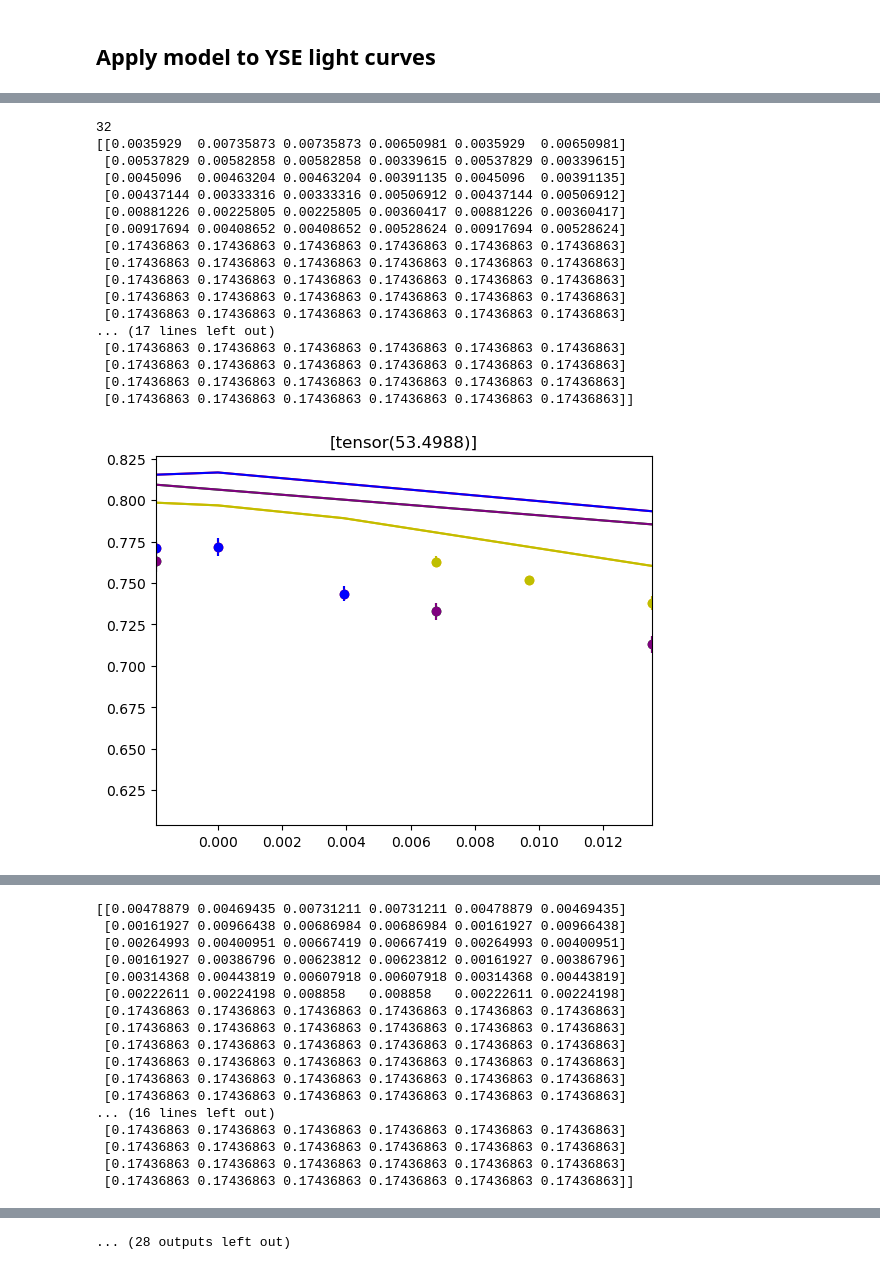
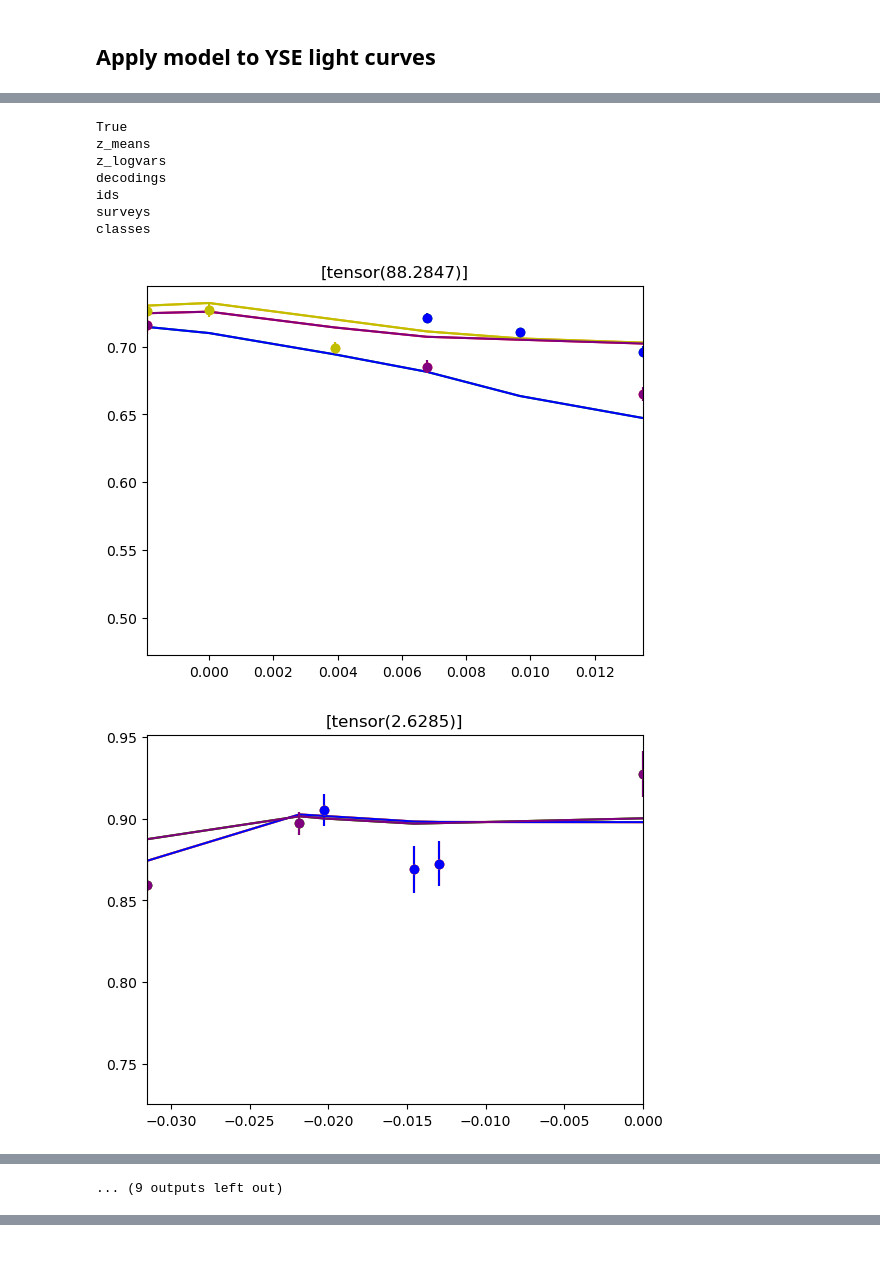
Before and after one commit to kdesoto-astro/survey-agnostic-sn-vae, a Jupyter notebook: data/intro_notebook.ipynb, the cells around one changed output, grey strips where cells are left out. Drawn from its saved outputs; the diff is of its cells as text; code cells hidden in the pictures.

```diff
--- a/data/intro_notebook.ipynb
+++ b/data/intro_notebook.ipynb
@@ -316,23 +316,21 @@ LCFILE = 'superraenn/lcs.npz'
 OUTFILE = 'superraenn/outputs/out.npz'
 OUTDIR = 'superraenn'
 
-sequence, outseq, loss_mask, ids, maxlen, nfilts = prep_input(LCFILE, save=True, outdir=OUTDIR)
-print(ids)
+sequence, outseq, loss_mask, meta_dict = prep_input(LCFILE, save=True, outdir=OUTDIR)
 device = 'cpu'
-model_fn = os.path.join(OUTDIR, "contrastive_euclidean/model.pt")
+model_fn = os.path.join(OUTDIR, "contrastive_euclidean/model_3_100.pt")
 model = torch.load(model_fn).to(device)
 model.device = device
 
 dataset = SNDataset(sequence[:,:,:-1], outseq, sequence[:,0,-1], loss_mask, device=device)
 model.save_outputs(
-    dataset, ids=ids, outdir=OUTDIR
+    dataset, meta=meta_dict, outdir=OUTDIR
 )
 
 out = np.load(OUTFILE, allow_pickle=True)
 decodings = out['decodings']
 z_means = out['z_means']
 z_logvars = out['z_logvars']
-ids2 = out['ids']
 
 #assert(len(np.unique(ids)) == len(ids))
 #assert(len(np.unique(ids2)) == len(ids2))
@@ -471,26 +555,28 @@ import numpy as np
 import torch
 from survey_agnostic_sn_vae.raenn import *
 
-LCFILE = 'superraenn/yse/lcs.npz'
+LCFILE = 'superraenn/yse/lcs_merged.npz'
 OUTFILE = 'superraenn/yse/outputs/out.npz'
 OUTDIR = 'superraenn/yse'
 PREPFILE = 'superraenn/prep.npz'
 
-sequence, outseq, loss_mask, ids, maxlen, nfilts = prep_input(
+sequence, outseq, loss_mask, meta_dict = prep_input(
     LCFILE, load=True, outdir=OUTDIR, prep_file=PREPFILE
 )
 device = 'cpu'
-model_fn = os.path.join(OUTDIR, "models/model.pt")
+model_fn = os.path.join(OUTDIR, "models_no_contrastive/model.pt")
 model = torch.load(model_fn).to(device)
 model.device = device
 model.maxlen = sequence.shape[1]
 
 dataset = SNDataset(sequence[:,:,:-1], outseq, sequence[:,0,-1], loss_mask, device=device)
 model.save_outputs(
-    dataset, ids=ids, outdir=OUTDIR
+    dataset, meta=meta_dict, outdir=OUTDIR
 )
 
 out = np.load(OUTFILE, allow_pickle=True)
+for k in out.files:
+    print(k)
 decodings = out['decodings']
 z_means = out['z_means']
 z_logvars = out['z_logvars']
@@ -500,50 +586,39 @@ ids2 = out['ids']
 #assert(len(np.unique(ids2)) == len(ids2))
 #assert np.all(ids == ids2)
 
 for i in range(20):
     dec = decodings[i]
     seq = sequence[i]
     loss_mask_x = loss_mask[i]
     z_mean = z_means[i:i+1]
     z_logvar = z_logvars[i:i+1]
 
     t = seq[:,0]
     f = seq[:,1:7]
     ferr = seq[:,7:13]
-    print(ferr)
-
 
     colors = ['r','orange','y','g','b','purple']
     for b in range(6):
         mask = loss_mask_x[:,b].astype(bool)
         plt.errorbar(t[~mask], f[:,b][~mask], yerr=ferr[:,b][~mask], fmt='o', c=colors[b])
         plt.plot(t, dec[:,b], c=colors[b])
 
     l = loss_function(
         torch.from_numpy(seq[np.newaxis,:,:]),
         torch.from_numpy(dec[np.newaxis,:,:]),
         torch.from_numpy(loss_mask_x[np.newaxis,:,:]).bool(), 6,
         z_mean, z_logvar, None, None,
     )
     plt.title(l)
     plt.xlim((np.min(t), np.max(t[t<0.2])))
     plt.show()
 # %% [output]
-32
-[[0.0035929  0.00735873 0.00735873 0.00650981 0.0035929  0.00650981]
- [0.00537829 0.00582858 0.00582858 0.00339615 0.00537829 0.00339615]
- [0.0045096  0.00463204 0.00463204 0.00391135 0.0045096  0.00391135]
- [0.00437144 0.00333316 0.00333316 0.00506912 0.00437144 0.00506912]
- [0.00881226 0.00225805 0.00225805 0.00360417 0.00881226 0.00360417]
- [0.00917694 0.00408652 0.00408652 0.00528624 0.00917694 0.00528624]
- [0.17436863 0.17436863 0.17436863 0.17436863 0.17436863 0.17436863]
- [0.17436863 0.17436863 0.17436863 0.17436863 0.17436863 0.17436863]
- [0.17436863 0.17436863 0.17436863 0.17436863 0.17436863 0.17436863]
- [0.17436863 0.17436863 0.17436863 0.17436863 0.17436863 0.17436863]
- [0.17436863 0.17436863 0.17436863 0.17436863 0.17436863 0.17436863]
-... (17 lines left out)
- [0.17436863 0.17436863 0.17436863 0.17436863 0.17436863 0.17436863]
- [0.17436863 0.17436863 0.17436863 0.17436863 0.17436863 0.17436863]
- [0.17436863 0.17436863 0.17436863 0.17436863 0.17436863 0.17436863]
- [0.17436863 0.17436863 0.17436863 0.17436863 0.17436863 0.17436863]]
+True
+z_means
+z_logvars
+decodings
+ids
+surveys
+classes
-[figure, old version]
+[figure, new version]
+[figure, new version]
@@ -550,17 +634 @@ for i in range(20):
-[[0.00478879 0.00469435 0.00731211 0.00731211 0.00478879 0.00469435]
- [0.00161927 0.00966438 0.00686984 0.00686984 0.00161927 0.00966438]
- [0.00264993 0.00400951 0.00667419 0.00667419 0.00264993 0.00400951]
- [0.00161927 0.00386796 0.00623812 0.00623812 0.00161927 0.00386796]
- [0.00314368 0.00443819 0.00607918 0.00607918 0.00314368 0.00443819]
- [0.00222611 0.00224198 0.008858   0.008858   0.00222611 0.00224198]
- [0.17436863 0.17436863 0.17436863 0.17436863 0.17436863 0.17436863]
- [0.17436863 0.17436863 0.17436863 0.17436863 0.17436863 0.17436863]
- [0.17436863 0.17436863 0.17436863 0.17436863 0.17436863 0.17436863]
- [0.17436863 0.17436863 0.17436863 0.17436863 0.17436863 0.17436863]
- [0.17436863 0.17436863 0.17436863 0.17436863 0.17436863 0.17436863]
- [0.17436863 0.17436863 0.17436863 0.17436863 0.17436863 0.17436863]
-... (16 lines left out)
- [0.17436863 0.17436863 0.17436863 0.17436863 0.17436863 0.17436863]
- [0.17436863 0.17436863 0.17436863 0.17436863 0.17436863 0.17436863]
- [0.17436863 0.17436863 0.17436863 0.17436863 0.17436863 0.17436863]
- [0.17436863 0.17436863 0.17436863 0.17436863 0.17436863 0.17436863]]
+... (9 outputs left out)
@@ -640 +634,0 @@ for i in range(20):
-... (28 outputs left out)
```
Also changed, not shown: parts of 11 cells of this notebook, 7 other files.
